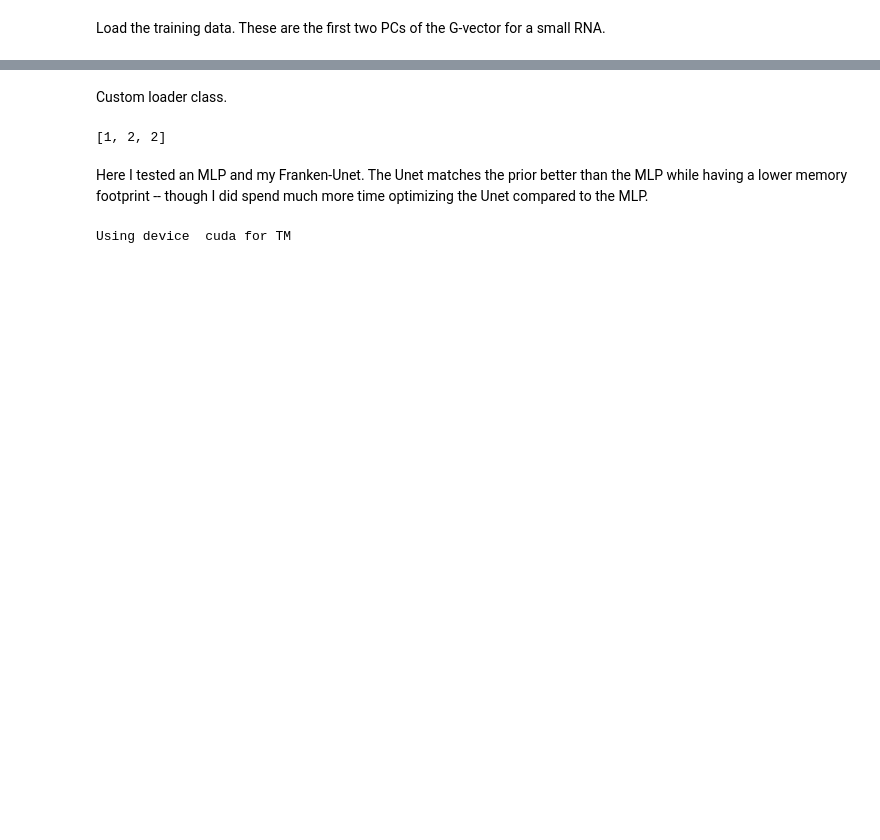
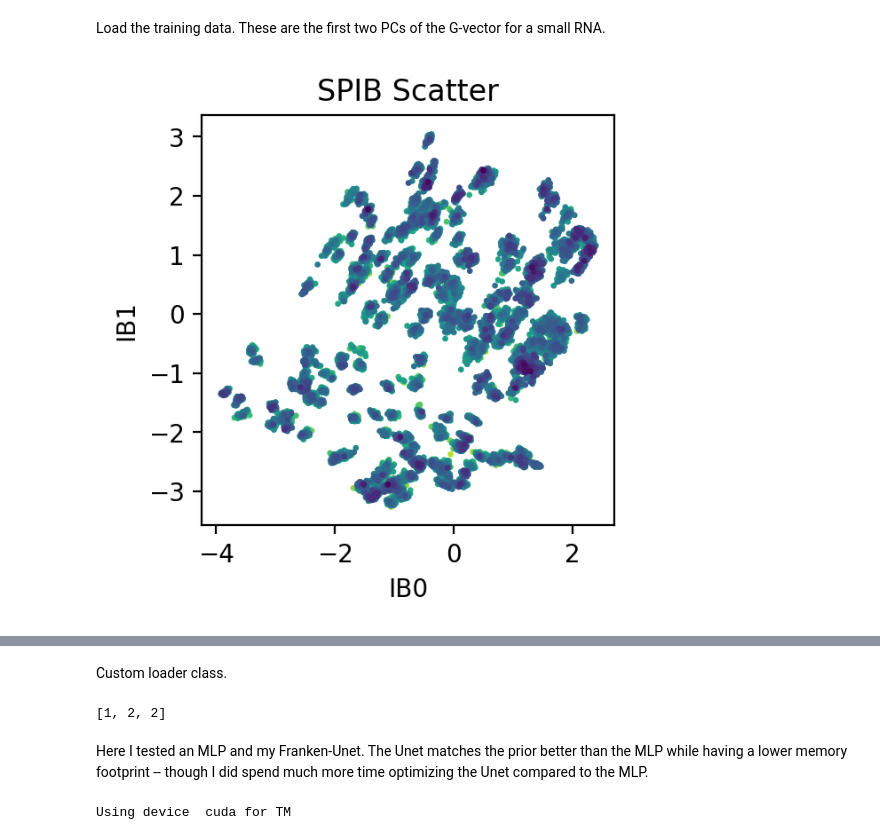
Before and after one commit to lherron2/thermodynamic-maps, a Jupyter notebook: nb/TM_nb.ipynb, the cells around one changed output, grey strips where cells are left out. Cells and saved outputs as stored; diff of their text form; code cells hidden in the pictures; blank space fills up the shorter version.

```diff
--- a/nb/TM_nb.ipynb
+++ b/nb/TM_nb.ipynb
@@ -11,25 +11,36 @@ from collections import defaultdict
 # %% [markdown]
 Load the training data. These are the first two PCs of the G-vector for a small RNA.
 # %%
-in_path = "../example/data.csv"
+in_path = "../example/FMN_riboswitch_spib.csv"
 
 pc1_vals = []
 pc2_vals = []
+temperature = []
+potential = []
 indices = []
 
 # Load using csv module
 with open(in_path, "r", newline="") as f:
     reader = csv.DictReader(f)
     for row in reader:
         indices.append(row["index"])
-        pc1_vals.append(float(row["pc1"]))
-        pc2_vals.append(float(row["pc2"]))
+        pc1_vals.append(float(row["ib0"]))
+        pc2_vals.append(float(row["ib1"]))
+        temperature.append(float(row['temperature']))
+        potential.append(float(row['potential']))
 
 # Make a scatter plot (no styles/colors specified)
-plt.figure();
-plt.scatter(pc1_vals, pc2_vals, s=5);
-plt.xlabel("PC1");
-plt.ylabel("PC2");
-plt.title("PCA Scatter");
+plt.figure(dpi=200, figsize=(3,3));
+pc1_vals = np.array(pc1_vals)
+pc2_vals = np.array(pc2_vals)
+potential = np.array(potential)
+idxs = np.argsort(potential)[::-1]
+
+plt.scatter(pc1_vals[idxs], pc2_vals[idxs], c=potential[idxs], s=2);
+plt.xlabel("IB0");
+plt.ylabel("IB1");
+plt.title("SPIB Scatter");
 plt.show();
 plt.close();
+# %% [output]
+[figure, added]
```
Also changed, not shown: parts of 13 cells of this notebook.
